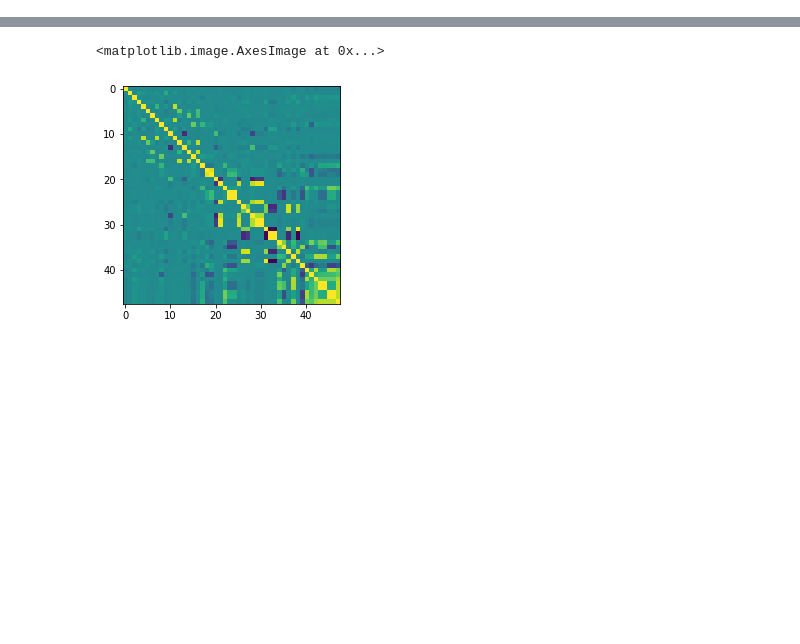
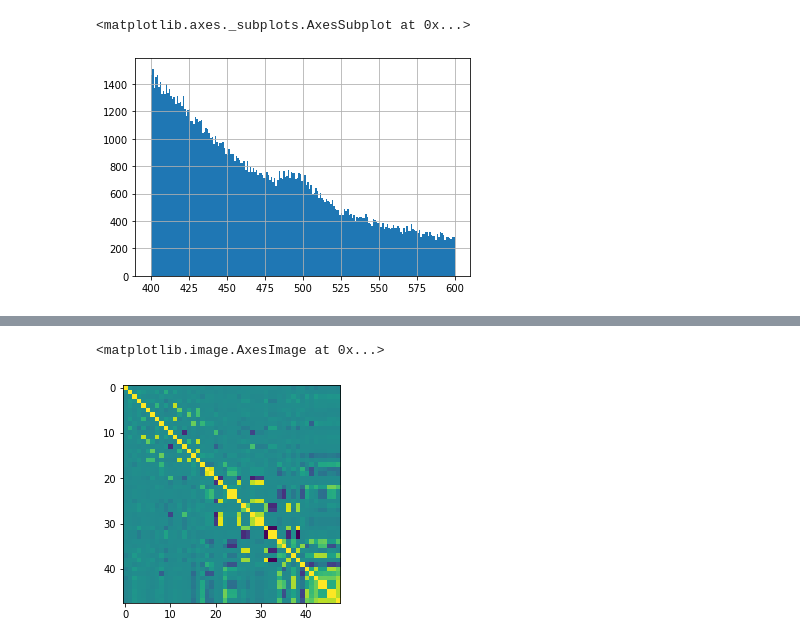
Before and after one commit to Vinther901/PUK, a Jupyter notebook: InvestigativeNotebook.ipynb, the cells around one changed output, grey strips where cells are left out. Drawn from its saved outputs; the diff is of its cells as text; code cells hidden in the pictures; blank space fills up the shorter version.

```diff
--- a/InvestigativeNotebook.ipynb
+++ b/InvestigativeNotebook.ipynb
@@ -36,0 +43,5 @@ plt.imshow(data.corr())
+# %%
+data.v0_ks_mass.loc[(data.rapidity_ks<-1.5)|(data.rapidity_ks>1.5)].hist(bins=200)
+# %% [output]
+<matplotlib.axes._subplots.AxesSubplot at 0x...>
+[figure, added]
```
Also changed, not shown: parts of 11 cells of this notebook, 5 other files.
